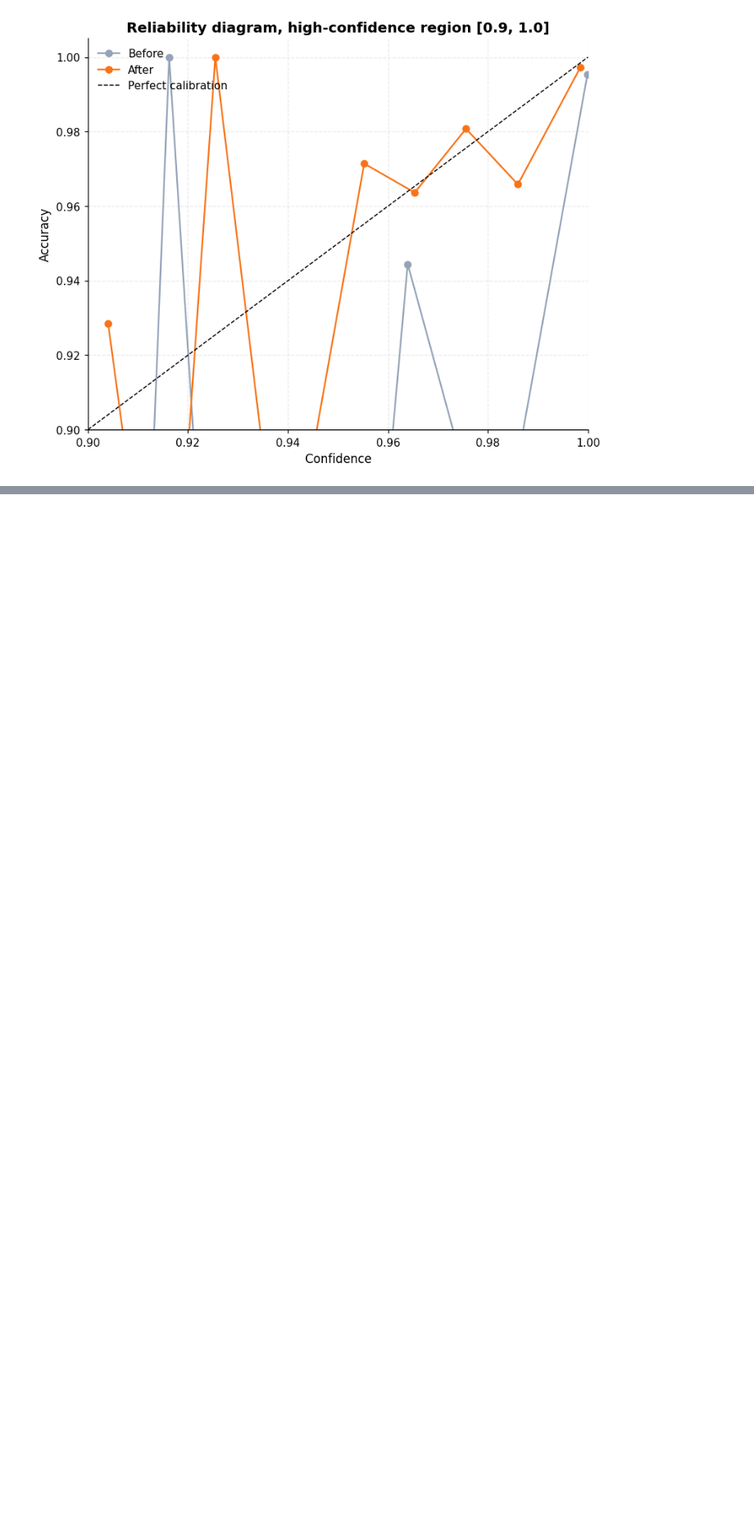
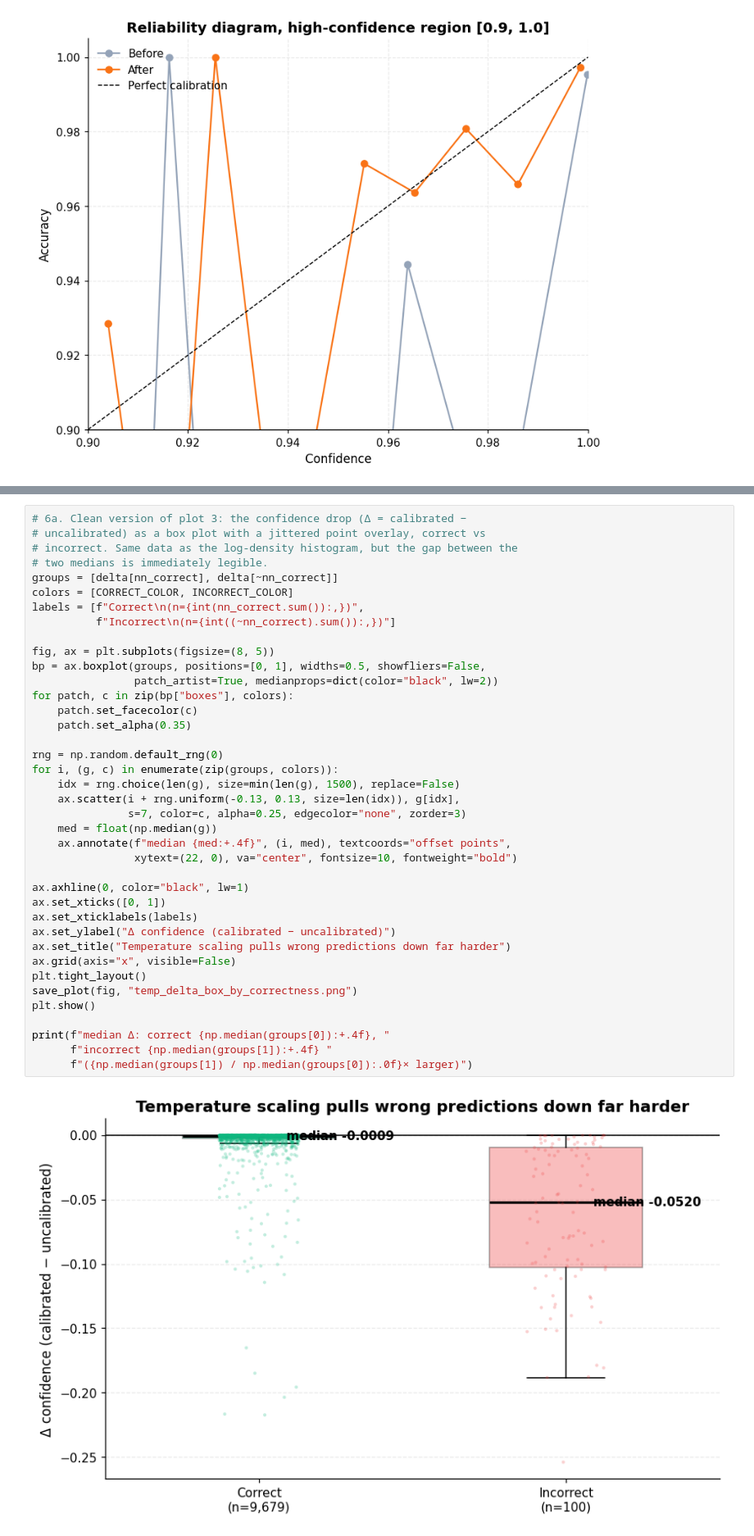
Before and after one commit to Sisistern123/ToxFam, a Jupyter notebook: analysis/temperature_scaling.ipynb, the cells around one changed output, grey strips where cells are left out. Shown at 82% size. Cells and saved outputs as stored; diff of their text form; blank space fills up the shorter version.

```diff
--- a/analysis/temperature_scaling.ipynb
+++ b/analysis/temperature_scaling.ipynb
@@ -407,0 +365,41 @@ ECE reduced 0.0071 → 0.0036 (50% lower)
+# %%
+# 6a. Clean version of plot 3: the confidence drop (Δ = calibrated −
+# uncalibrated) as a box plot with a jittered point overlay, correct vs
+# incorrect. Same data as the log-density histogram, but the gap between the
+# two medians is immediately legible.
+groups = [delta[nn_correct], delta[~nn_correct]]
+colors = [CORRECT_COLOR, INCORRECT_COLOR]
+labels = [f"Correct\n(n={int(nn_correct.sum()):,})",
+          f"Incorrect\n(n={int((~nn_correct).sum()):,})"]
+
+fig, ax = plt.subplots(figsize=(8, 5))
+bp = ax.boxplot(groups, positions=[0, 1], widths=0.5, showfliers=False,
+                patch_artist=True, medianprops=dict(color="black", lw=2))
+for patch, c in zip(bp["boxes"], colors):
+    patch.set_facecolor(c)
+    patch.set_alpha(0.35)
+
+rng = np.random.default_rng(0)
+for i, (g, c) in enumerate(zip(groups, colors)):
+    idx = rng.choice(len(g), size=min(len(g), 1500), replace=False)
+    ax.scatter(i + rng.uniform(-0.13, 0.13, size=len(idx)), g[idx],
+               s=7, color=c, alpha=0.25, edgecolor="none", zorder=3)
+    med = float(np.median(g))
+    ax.annotate(f"median {med:+.4f}", (i, med), textcoords="offset points",
+                xytext=(22, 0), va="center", fontsize=10, fontweight="bold")
+
+ax.axhline(0, color="black", lw=1)
+ax.set_xticks([0, 1])
+ax.set_xticklabels(labels)
+ax.set_ylabel("Δ confidence (calibrated − uncalibrated)")
+ax.set_title("Temperature scaling pulls wrong predictions down far harder")
+ax.grid(axis="x", visible=False)
+plt.tight_layout()
+save_plot(fig, "temp_delta_box_by_correctness.png")
+plt.show()
+
+print(f"median Δ: correct {np.median(groups[0]):+.4f}, "
+      f"incorrect {np.median(groups[1]):+.4f} "
+      f"({np.median(groups[1]) / np.median(groups[0]):.0f}× larger)")
+# %% [output]
+[figure, added]
```
Also changed, not shown: parts of 21 cells of this notebook, 8 other files.
